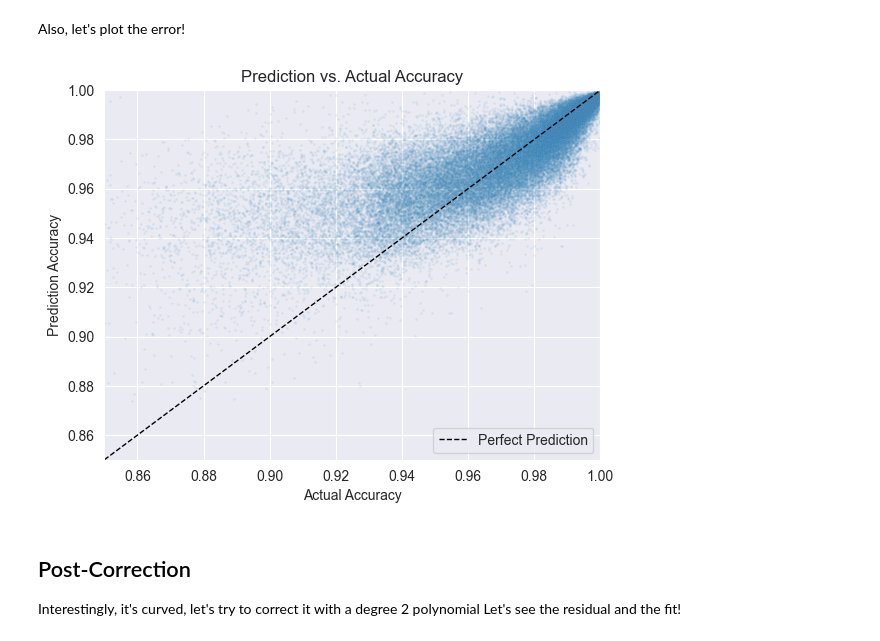
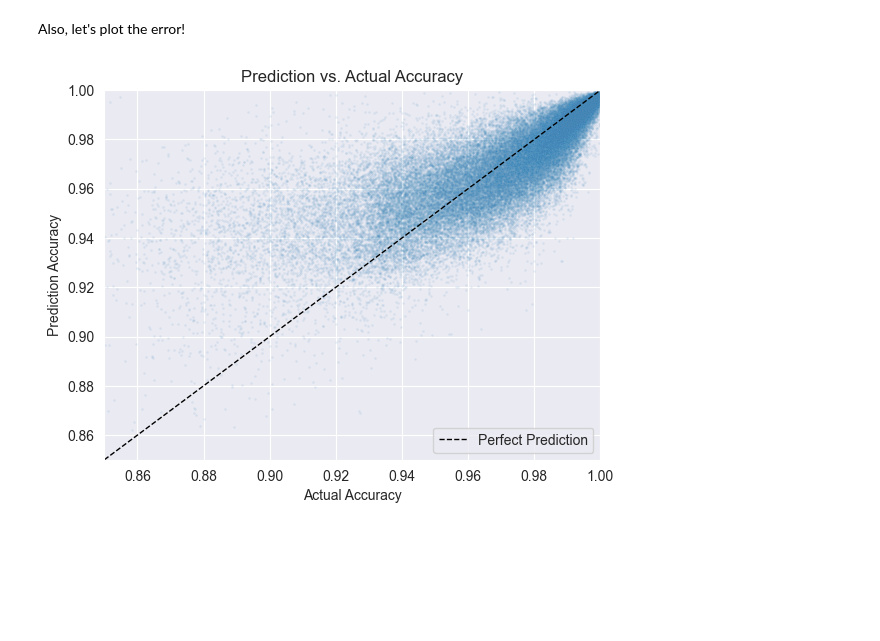
Before and after one commit to Eve-ning/opal, a Jupyter notebook: opal/nbs/player_similarity_multi.ipynb, the cells around one changed output. Saved outputs shown, nothing was run; the diff lists cells and outputs as text; code cells hidden in the pictures; blank space fills up the shorter version.

```diff
--- a/opal/nbs/player_similarity_multi.ipynb
+++ b/opal/nbs/player_similarity_multi.ipynb
@@ -141,27 +141,22 @@ Also, let's plot the error!
 # %%
 from matplotlib import pyplot as plt
 
 _ = plt.plot(
     [0.85, 1], [0.85, 1],
     color='black', linestyle='dashed', linewidth=1,
     label="Perfect Prediction"
 )
 sns.scatterplot(
-    x='accuracy',
-    y='predict',
+    x=df_users['accuracy'],
+    y=df_users['predict'] ** 1.1,
     alpha=0.1,
     s=3,
     data=df_users
 )
 _ = plt.xlim(0.85, 1)
 _ = plt.ylim(0.85, 1)
 _ = plt.xlabel("Actual Accuracy")
 _ = plt.ylabel("Prediction Accuracy")
 _ = plt.title("Prediction vs. Actual Accuracy")
 # %% [output]
-[figure, old version]
+[figure, new version]
-# %% [markdown]
-## Post-Correction
-
-Interestingly, it's curved, let's try to correct it with a degree 2 polynomial
-Let's see the residual and the fit!
```
Also changed, not shown: parts of 8 cells of this notebook.
